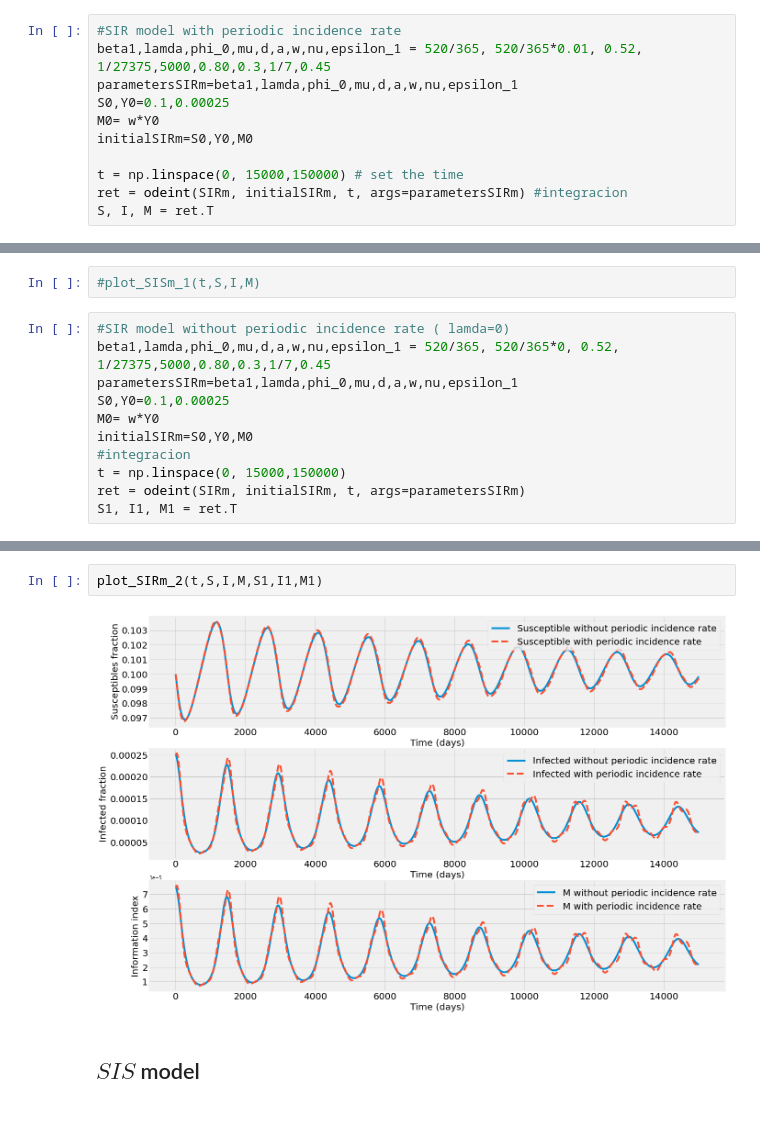
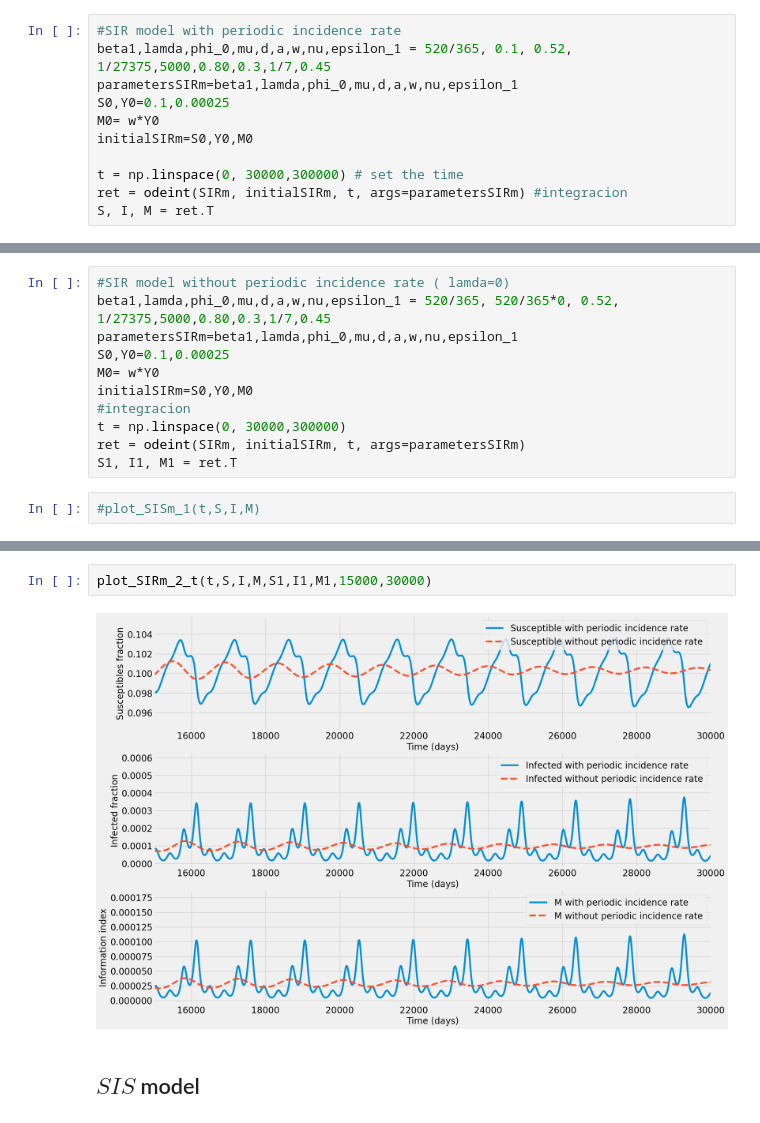
Before and after one commit to shadayguerrero/plotSIRmodels, a Jupyter notebook: simulatiosSIM.ipynb, the cells around one changed output, grey strips where cells are left out. Cells and saved outputs as stored; diff of their text form.

Commit message:
update plot

```diff
--- a/simulatiosSIM.ipynb
+++ b/simulatiosSIM.ipynb
@@ -170,13 +204,13 @@ def plot_SISm_2(t,S,I,M,S1,I1,M1):
 ## $SIR$ model
 # %%
 #SIR model with periodic incidence rate
-beta1,lamda,phi_0,mu,d,a,w,nu,epsilon_1 = 520/365, 520/365*0.01, 0.52, 1/27375,5000,0.80,0.3,1/7,0.45
+beta1,lamda,phi_0,mu,d,a,w,nu,epsilon_1 = 520/365, 0.1, 0.52, 1/27375,5000,0.80,0.3,1/7,0.45
 parametersSIRm=beta1,lamda,phi_0,mu,d,a,w,nu,epsilon_1
 S0,Y0=0.1,0.00025
 M0= w*Y0
 initialSIRm=S0,Y0,M0
 
-t = np.linspace(0, 15000,150000) # set the time
+t = np.linspace(0, 30000,300000) # set the time
 ret = odeint(SIRm, initialSIRm, t, args=parametersSIRm) #integracion
 S, I, M = ret.T
 # %%
@@ -210,14 +254,14 @@ kbarra 1.44495302275415
+# %%
+#SIR model without periodic incidence rate ( lamda=0)
+beta1,lamda,phi_0,mu,d,a,w,nu,epsilon_1 = 520/365, 520/365*0, 0.52, 1/27375,5000,0.80,0.3,1/7,0.45
+parametersSIRm=beta1,lamda,phi_0,mu,d,a,w,nu,epsilon_1
+S0,Y0=0.1,0.00025
+M0= w*Y0
+initialSIRm=S0,Y0,M0
+#integracion
+t = np.linspace(0, 30000,300000)
+ret = odeint(SIRm, initialSIRm, t, args=parametersSIRm)
+S1, I1, M1 = ret.T
 # %%
 #plot_SISm_1(t,S,I,M)
-# %%
-#SIR model without periodic incidence rate ( lamda=0)
-beta1,lamda,phi_0,mu,d,a,w,nu,epsilon_1 = 520/365, 520/365*0, 0.52, 1/27375,5000,0.80,0.3,1/7,0.45
-parametersSIRm=beta1,lamda,phi_0,mu,d,a,w,nu,epsilon_1
-S0,Y0=0.1,0.00025
-M0= w*Y0
-initialSIRm=S0,Y0,M0
-#integracion
-t = np.linspace(0, 15000,150000)
-ret = odeint(SIRm, initialSIRm, t, args=parametersSIRm)
-S1, I1, M1 = ret.T
 # %%
@@ -225,7 +271,7 @@ S1, I1, M1 = ret.T
 # %%
-plot_SIRm_2(t,S,I,M,S1,I1,M1)
+plot_SIRm_2_t(t,S,I,M,S1,I1,M1,15000,30000)
 # %% [output]
-[figure, old version]
+[figure, new version]
 # %% [markdown]
 ## $SIS$ model
 # %%
```
Also changed, not shown: parts of 8 cells of this notebook, 3 other files.
